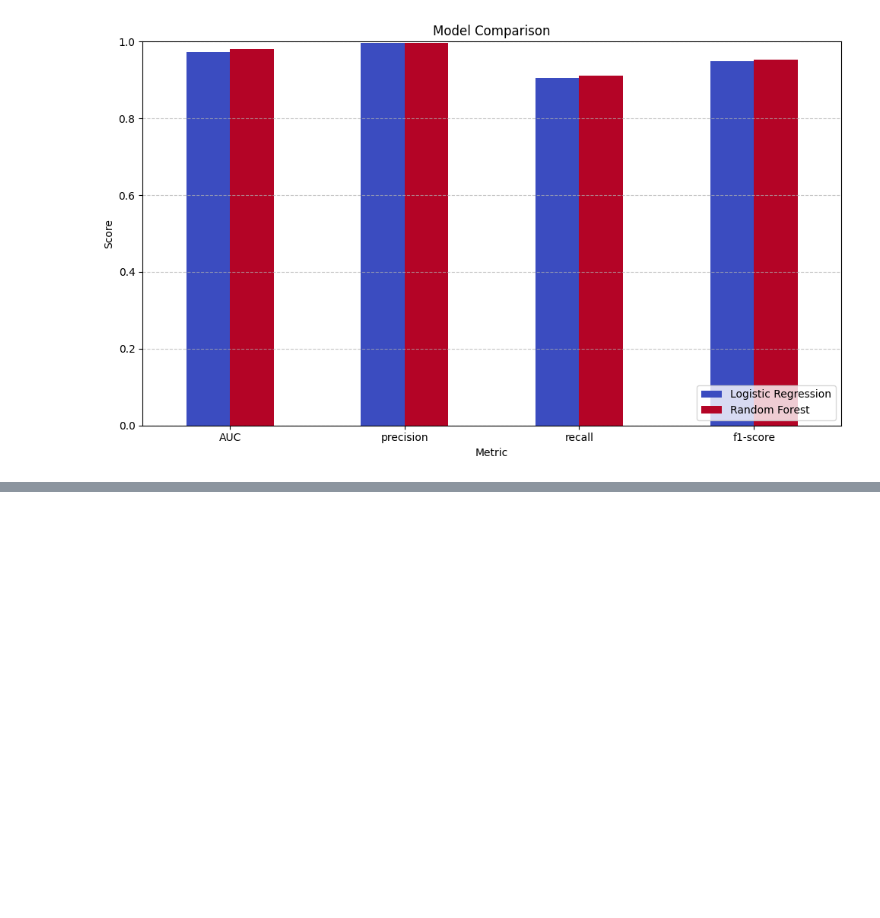
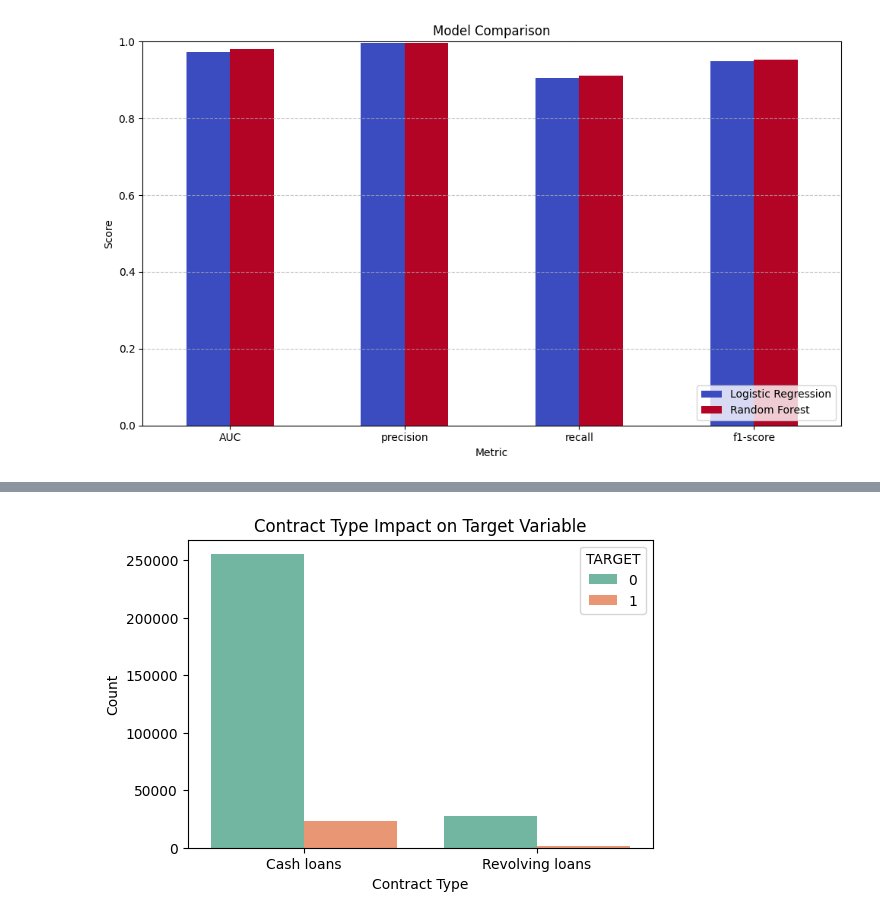
Before and after one commit to VarelAntoni/machine_learning_project, a Jupyter notebook: score_credit_prediction/Home_Credit.ipynb, the cells around one changed output, grey strips where cells are left out. Cells and saved outputs as stored; diff of their text form; code cells hidden in the pictures; blank space fills up the shorter version.

```diff
--- a/score_credit_prediction/Home_Credit.ipynb
+++ b/score_credit_prediction/Home_Credit.ipynb
@@ -262,0 +317,10 @@ plt.show()
+# %%
+# Analyze categorical variable impact (e.g., NAME_CONTRACT_TYPE)
+plt.figure(figsize=(6, 4))
+sns.countplot(x='NAME_CONTRACT_TYPE', hue='TARGET', data=merged_data, palette='Set2')
+plt.title("Contract Type Impact on Target Variable")
+plt.xlabel("Contract Type")
+plt.ylabel("Count")
+plt.show()
+# %% [output]
+[figure, added]
```
Also changed, not shown: parts of 6 cells of this notebook.
